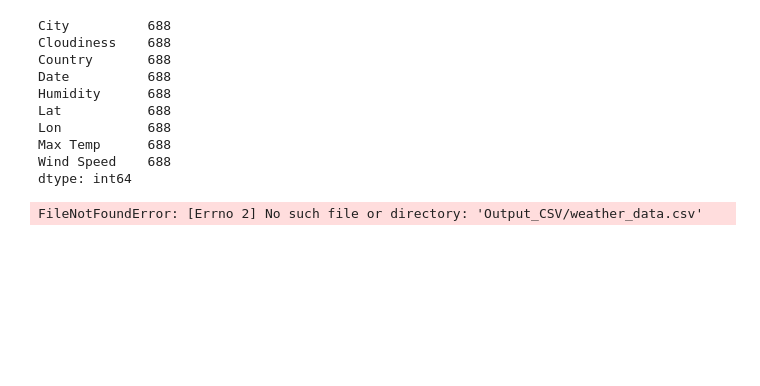
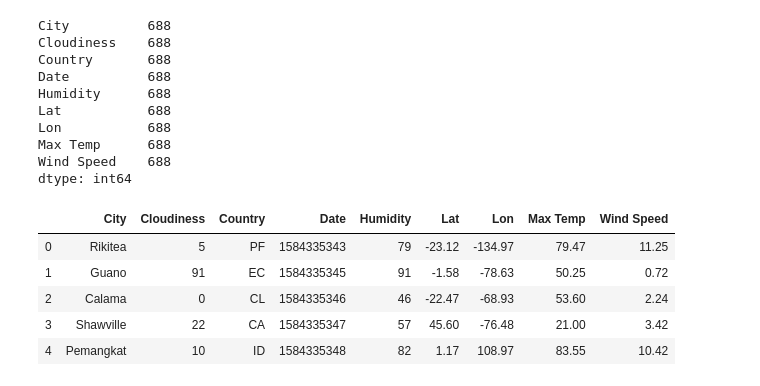
Before and after one commit to Uche-UJO/Python-API-Challenge, a Jupyter notebook: WeatherPy/WeatherPy.ipynb, the cells around one changed output. Drawn from its saved outputs; the diff is of its cells as text; code cells hidden in the pictures; blank space fills up the shorter version.

Commit message:
output file

```diff
--- a/WeatherPy/WeatherPy.ipynb
+++ b/WeatherPy/WeatherPy.ipynb
@@ -208,9 +208,14 @@ Wind Speed    688
 dtype: int64
 # %%
 # Save data frame to CSV
-weather_data.to_csv('WeatherPy/weather_data.csv')
+weather_data.to_csv("weather_data.csv")
 
 # Display data frame head
 weather_data.head()
 # %% [output]
-FileNotFoundError: [Errno 2] No such file or directory: 'Output_CSV/weather_data.csv'
+|  | City | Cloudiness | Country | Date | Humidity | Lat | Lon | Max Temp | Wind Speed |
+| 0 | Rikitea | 5 | PF | 1584335343 | 79 | -23.12 | -134.97 | 79.47 | 11.25 |
+| 1 | Guano | 91 | EC | 1584335345 | 91 | -1.58 | -78.63 | 50.25 | 0.72 |
+| 2 | Calama | 0 | CL | 1584335346 | 46 | -22.47 | -68.93 | 53.60 | 2.24 |
+| 3 | Shawville | 22 | CA | 1584335347 | 57 | 45.60 | -76.48 | 21.00 | 3.42 |
+| 4 | Pemangkat | 10 | ID | 1584335348 | 82 | 1.17 | 108.97 | 83.55 | 10.42 |
```
Also changed, not shown: 1 other file.
